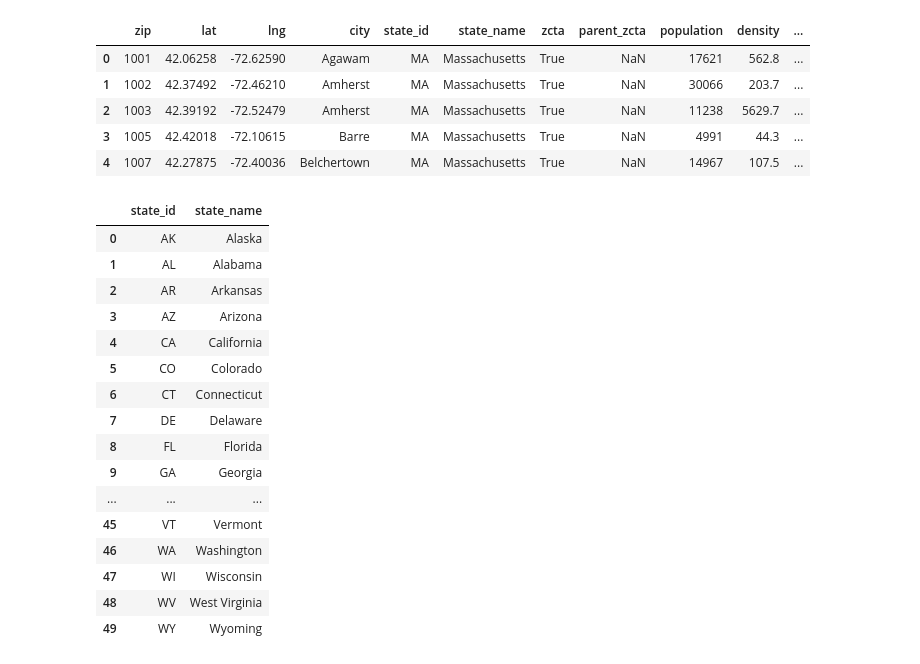
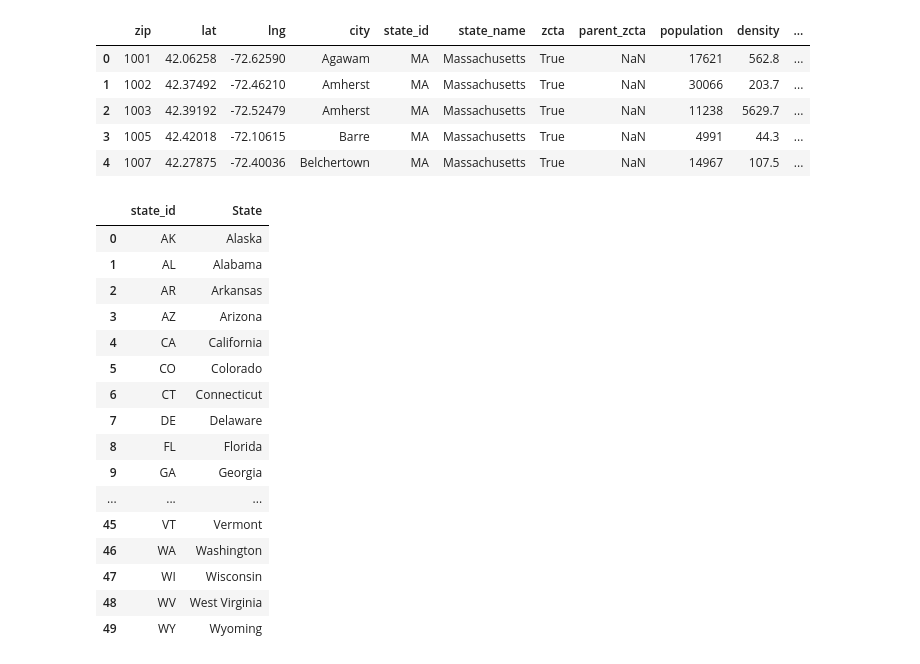
Before and after one commit to sk1990/Project_1_starbucks, a Jupyter notebook: Starbucks_Project_Analysis.ipynb, the cells around one changed output. Drawn from its saved outputs; the diff is of its cells as text; code cells hidden in the pictures.

```diff
--- a/Starbucks_Project_Analysis.ipynb
+++ b/Starbucks_Project_Analysis.ipynb
@@ -42,9 +89,10 @@ df_3.head()
 # %%
 zip_gr = df_3.groupby(["state_id","state_name"]).count()["zip"]
 state_df = pd.DataFrame(zip_gr).reset_index().drop(columns="zip")
+state_df.rename(columns={"state_name": "State"},inplace=True)
 state_df
 # %% [output]
-|  | state_id | state_name |
+|  | state_id | State |
 | 0 | AK | Alaska |
 | 1 | AL | Alabama |
 | 2 | AR | Arkansas |
```
Also changed, not shown: parts of 11 cells of this notebook.
